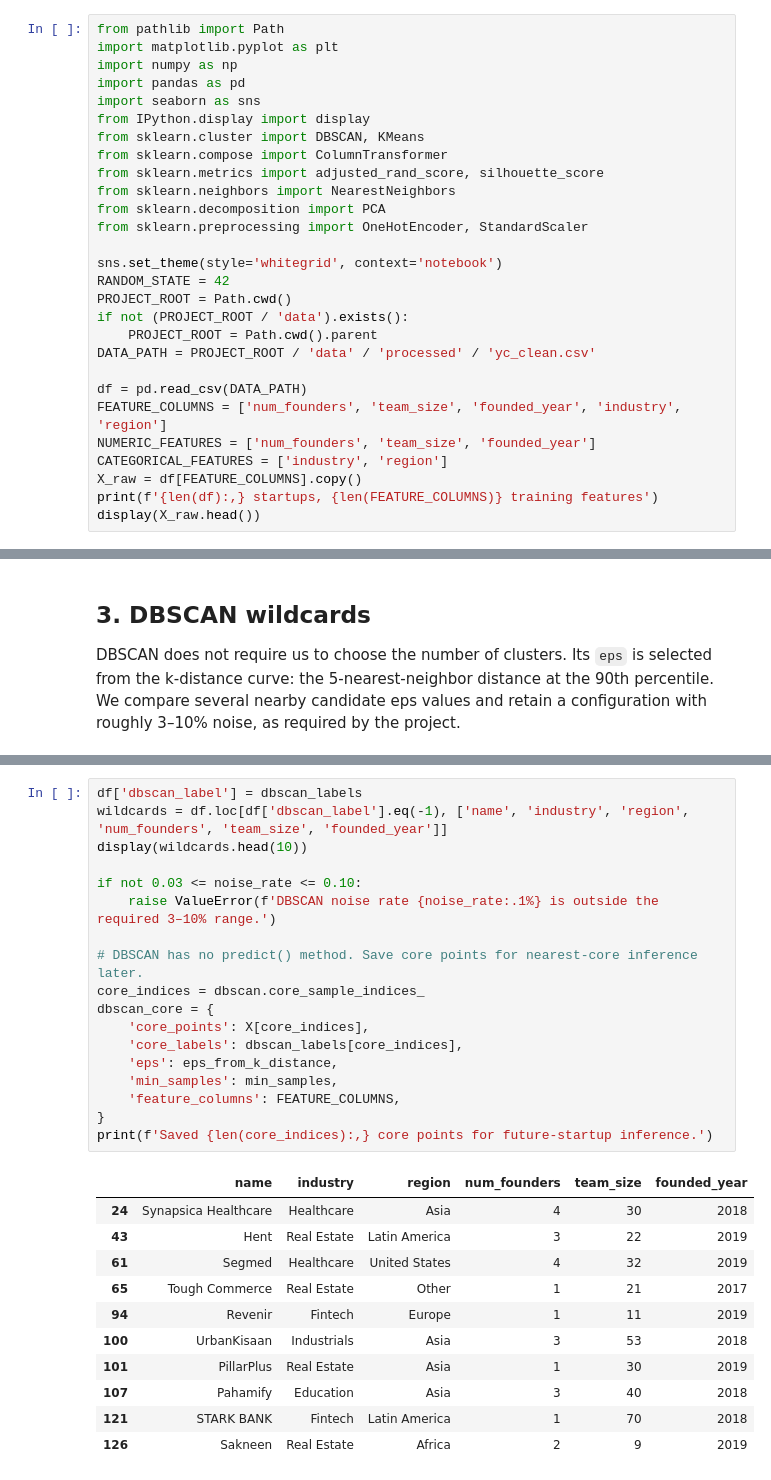
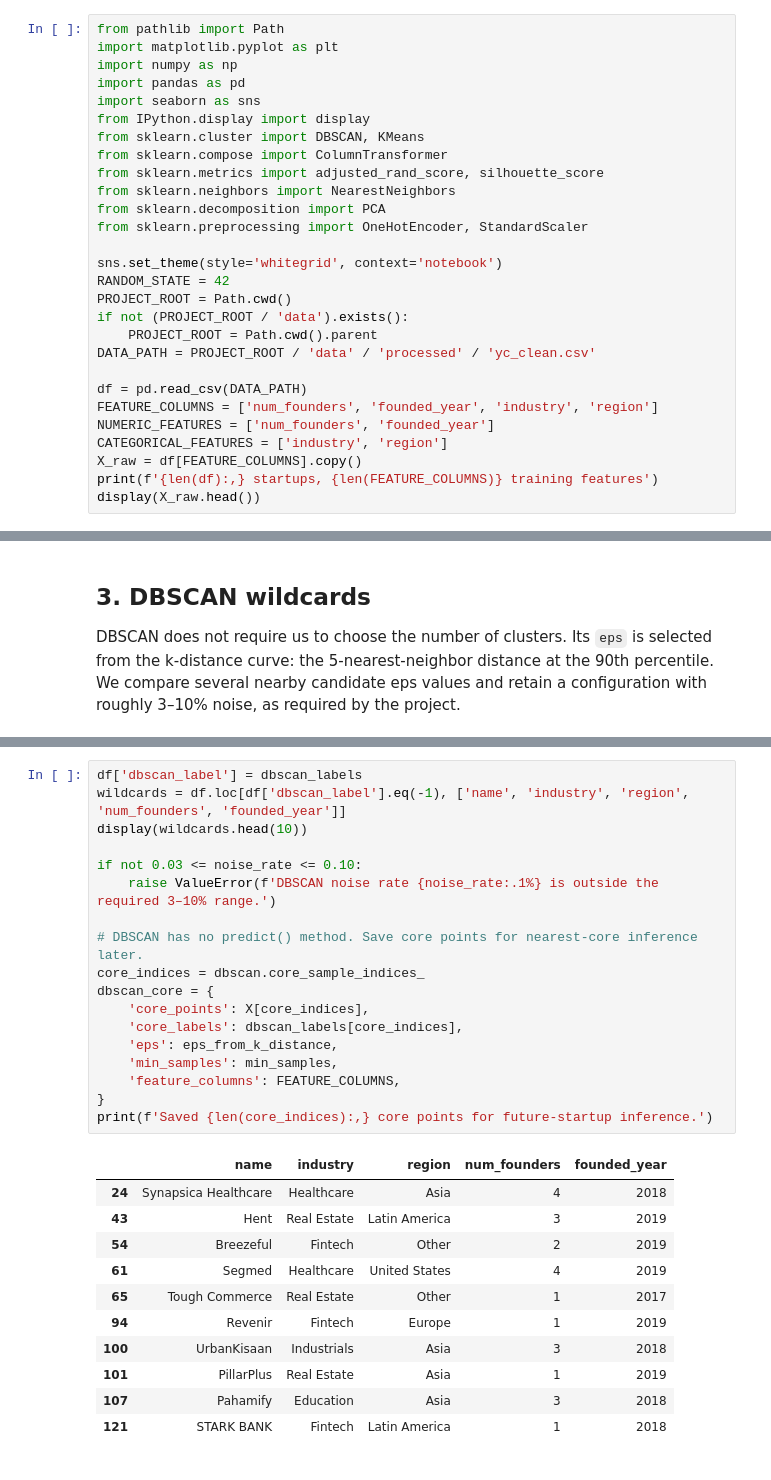
Before and after one commit to Ahmed-log11/startup-screening, a Jupyter notebook: notebooks/02_clustering.ipynb, the cells around one changed output, grey strips where cells are left out. Drawn from its saved outputs; the diff is of its cells as text.

```diff
--- a/notebooks/02_clustering.ipynb
+++ b/notebooks/02_clustering.ipynb
@@ -35,8 +35,8 @@ if not (PROJECT_ROOT / 'data').exists():
 DATA_PATH = PROJECT_ROOT / 'data' / 'processed' / 'yc_clean.csv'
 
 df = pd.read_csv(DATA_PATH)
-FEATURE_COLUMNS = ['num_founders', 'team_size', 'founded_year', 'industry', 'region']
-NUMERIC_FEATURES = ['num_founders', 'team_size', 'founded_year']
+FEATURE_COLUMNS = ['num_founders', 'founded_year', 'industry', 'region']
+NUMERIC_FEATURES = ['num_founders', 'founded_year']
 CATEGORICAL_FEATURES = ['industry', 'region']
 X_raw = df[FEATURE_COLUMNS].copy()
 print(f'{len(df):,} startups, {len(FEATURE_COLUMNS)} training features')
@@ -332,30 +326,30 @@ DBSCAN noise rate: 8.4% (214 wildcards)
 # %%
 df['dbscan_label'] = dbscan_labels
-wildcards = df.loc[df['dbscan_label'].eq(-1), ['name', 'industry', 'region', 'num_founders', 'team_size', 'founded_year']]
+wildcards = df.loc[df['dbscan_label'].eq(-1), ['name', 'industry', 'region', 'num_founders', 'founded_year']]
 display(wildcards.head(10))
 
 if not 0.03 <= noise_rate <= 0.10:
     raise ValueError(f'DBSCAN noise rate {noise_rate:.1%} is outside the required 3–10% range.')
 
 # DBSCAN has no predict() method. Save core points for nearest-core inference later.
 core_indices = dbscan.core_sample_indices_
 dbscan_core = {
     'core_points': X[core_indices],
     'core_labels': dbscan_labels[core_indices],
     'eps': eps_from_k_distance,
     'min_samples': min_samples,
     'feature_columns': FEATURE_COLUMNS,
 }
 print(f'Saved {len(core_indices):,} core points for future-startup inference.')
 # %% [output]
-|  | name | industry | region | num_founders | team_size | founded_year |
-| 24 | Synapsica Healthcare | Healthcare | Asia | 4 | 30 | 2018 |
-| 43 | Hent | Real Estate | Latin America | 3 | 22 | 2019 |
-| 61 | Segmed | Healthcare | United States | 4 | 32 | 2019 |
-| 65 | Tough Commerce | Real Estate | Other | 1 | 21 | 2017 |
-| 94 | Revenir | Fintech | Europe | 1 | 11 | 2019 |
-| 100 | UrbanKisaan | Industrials | Asia | 3 | 53 | 2018 |
-| 101 | PillarPlus | Real Estate | Asia | 1 | 30 | 2019 |
-| 107 | Pahamify | Education | Asia | 3 | 40 | 2018 |
-| 121 | STARK BANK | Fintech | Latin America | 1 | 70 | 2018 |
-| 126 | Sakneen | Real Estate | Africa | 2 | 9 | 2019 |
+|  | name | industry | region | num_founders | founded_year |
+| 24 | Synapsica Healthcare | Healthcare | Asia | 4 | 2018 |
+| 43 | Hent | Real Estate | Latin America | 3 | 2019 |
+| 54 | Breezeful | Fintech | Other | 2 | 2019 |
+| 61 | Segmed | Healthcare | United States | 4 | 2019 |
+| 65 | Tough Commerce | Real Estate | Other | 1 | 2017 |
+| 94 | Revenir | Fintech | Europe | 1 | 2019 |
+| 100 | UrbanKisaan | Industrials | Asia | 3 | 2018 |
+| 101 | PillarPlus | Real Estate | Asia | 1 | 2019 |
+| 107 | Pahamify | Education | Asia | 3 | 2018 |
+| 121 | STARK BANK | Fintech | Latin America | 1 | 2018 |
```
Also changed, not shown: parts of 16 cells of this notebook, 5 other files.
